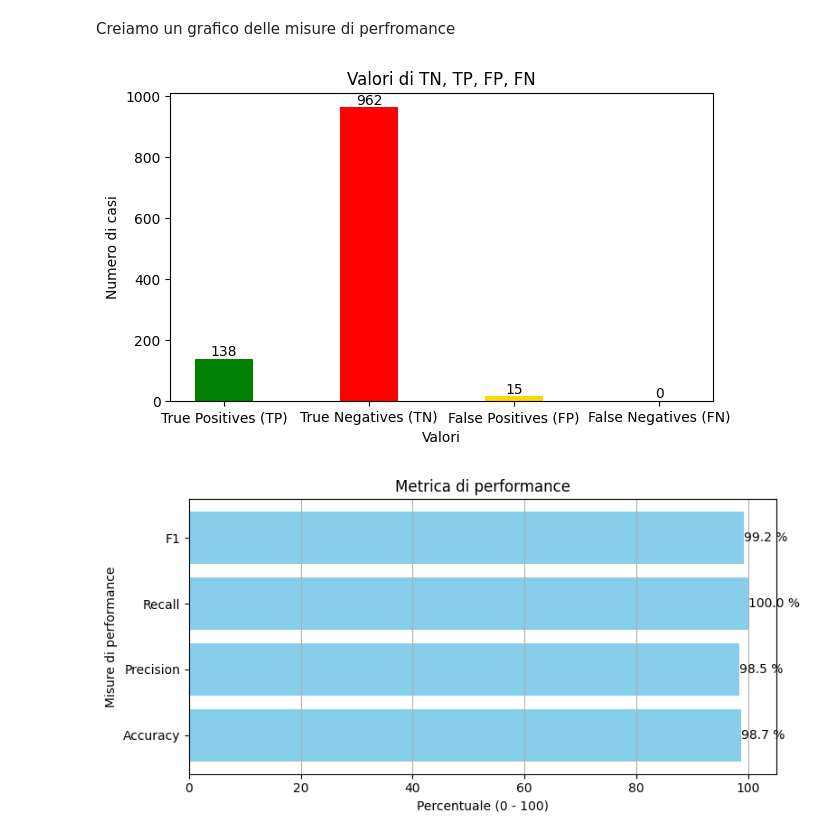
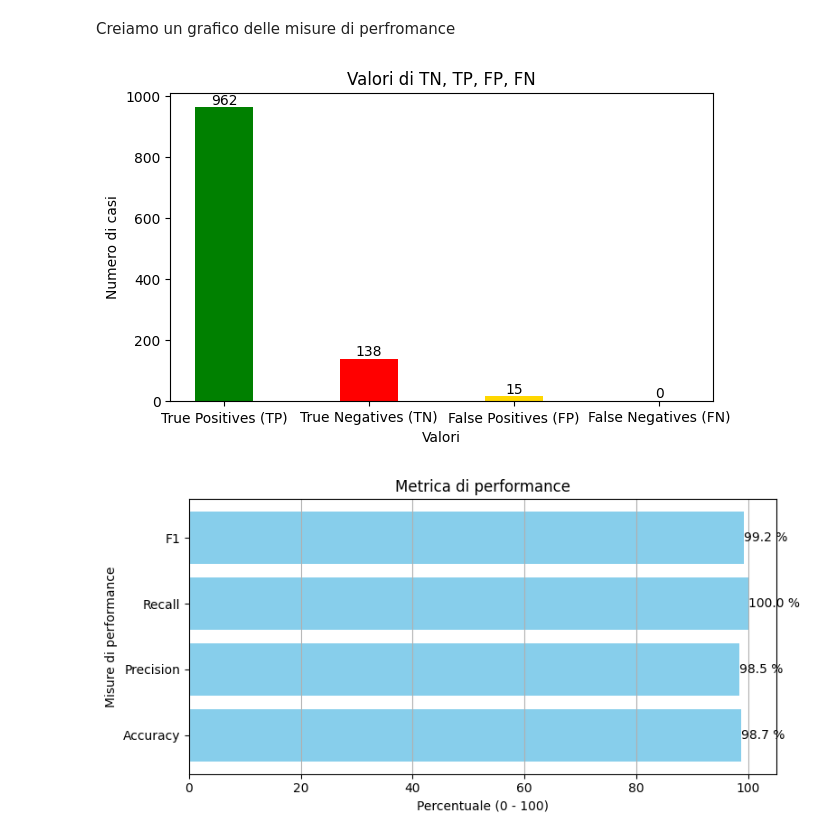
Before and after one commit to niccosala-st/Text-Classification, a Jupyter notebook: TF_IDF.ipynb, the cells around one changed output. Drawn from its saved outputs; the diff is of its cells as text; code cells hidden in the pictures.

Commit message:
Fix plot matrice di confusione
Classificazione usando TF-IDF

```diff
--- a/TF_IDF.ipynb
+++ b/TF_IDF.ipynb
@@ -256,28 +256,28 @@ f1 = 2 * (precision * recall) / (precision + recall)
 Creiamo un grafico delle misure di perfromance
 # %%
 labels = ['True Positives (TP)', 'True Negatives (TN)',  'False Positives (FP)', 'False Negatives (FN)']
-values = [TN, TP, FP, FN]
+values = [TP, TN, FP, FN]
 colors = ['green', 'red', 'gold', 'orange']
 
 # Imposta dimensione plot
 plt.figure(figsize=(7, 4))
 
 # Configura barre
 plt.bar(labels, values, color=colors, width=.4)
 
 # Aggiungi il valore sopra ogni barra
 for i in range(len(labels)):
     plt.text(i, values[i], str(values[i]), ha='center', va='bottom')
 
 # Configura
 plt.title('Valori di TN, TP, FP, FN')
 plt.xlabel('Valori')
 plt.ylabel('Numero di casi')
 
 # Mostra il plot
 plt.show()
 # %% [output]
-[figure, old version]
+[figure, new version]
 # %%
 labels = ['Accuracy', 'Precision',  'Recall', 'F1']
 values = [round(accuracy, 3) * 100,
```
